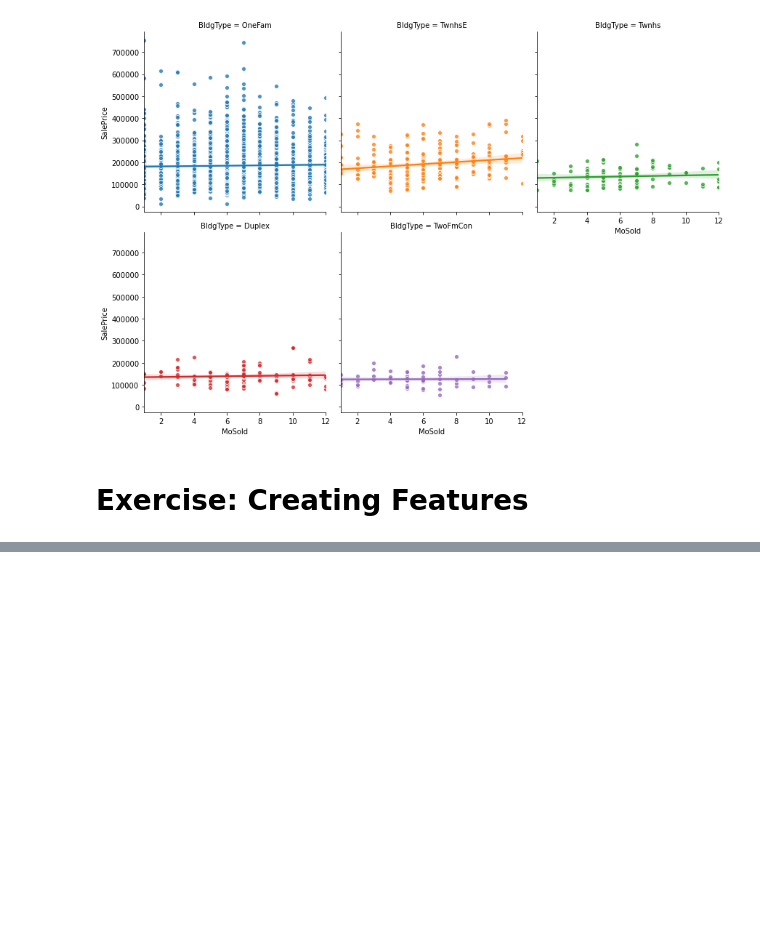
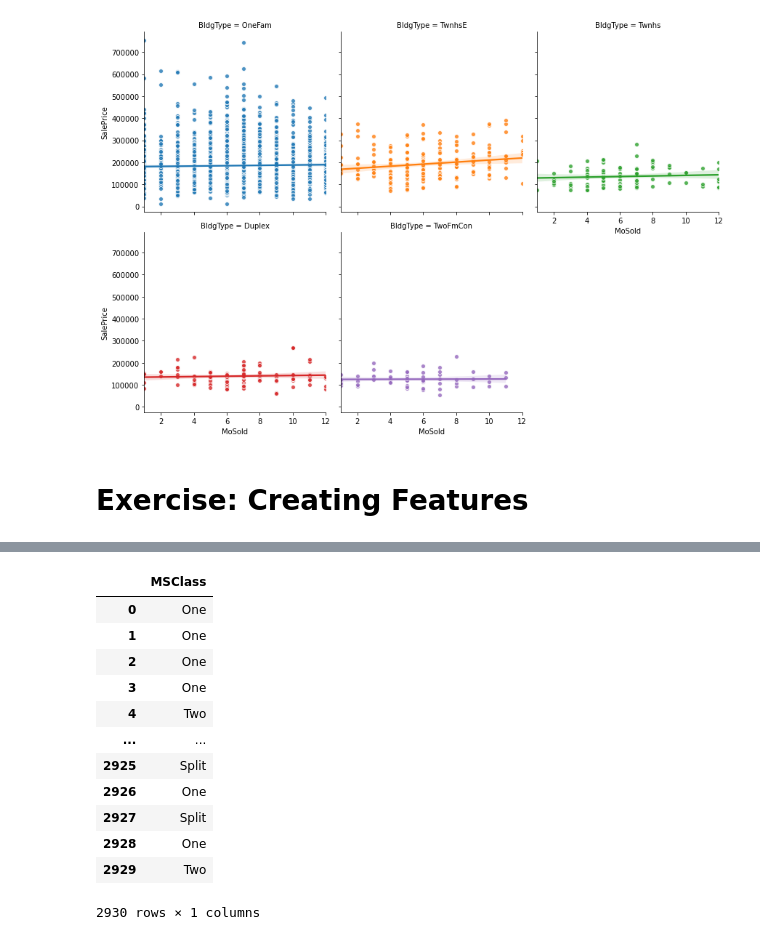
Before and after one commit to AliakbarMehdizadeh/Feature-Engineering, a Jupyter notebook: FE.ipynb, the cells around one changed output, grey strips where cells are left out. Cells and saved outputs as stored; diff of their text form; code cells hidden in the pictures; blank space fills up the shorter version.

```diff
--- a/FE.ipynb
+++ b/FE.ipynb
@@ -545,0 +642,20 @@ sns.lmplot(
+# %%
+X_4 = pd.DataFrame()
+
+X_4["MSClass"] = df.MSSubClass.str.split("_", n=1, expand=True)[0]
+# %%
+X_4
+# %% [output]
+|  | MSClass |
+| 0 | One |
+| 1 | One |
+| 2 | One |
+| 3 | One |
+| 4 | Two |
+| ... | ... |
+| 2925 | Split |
+| 2926 | One |
+| 2927 | Split |
+| 2928 | One |
+| 2929 | Two |
+2930 rows × 1 columns
```
Also changed, not shown: parts of 14 cells of this notebook.
